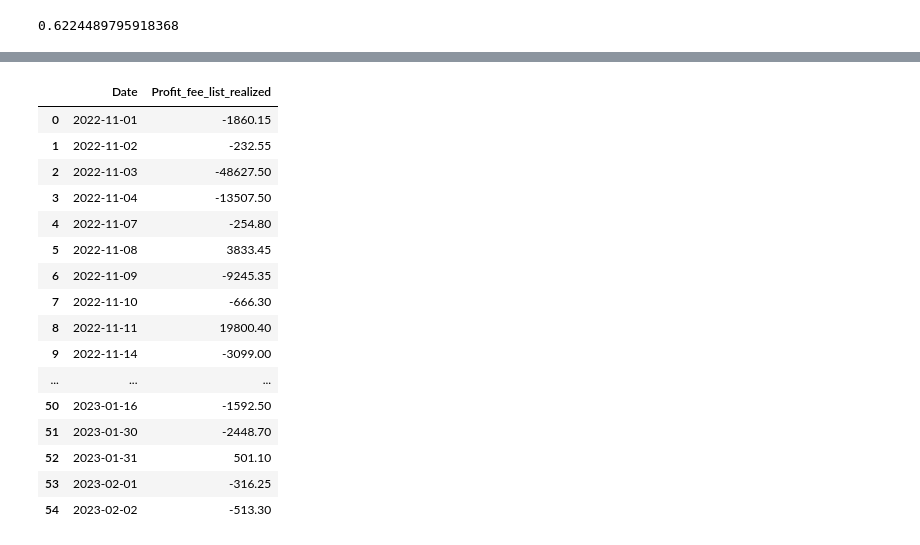
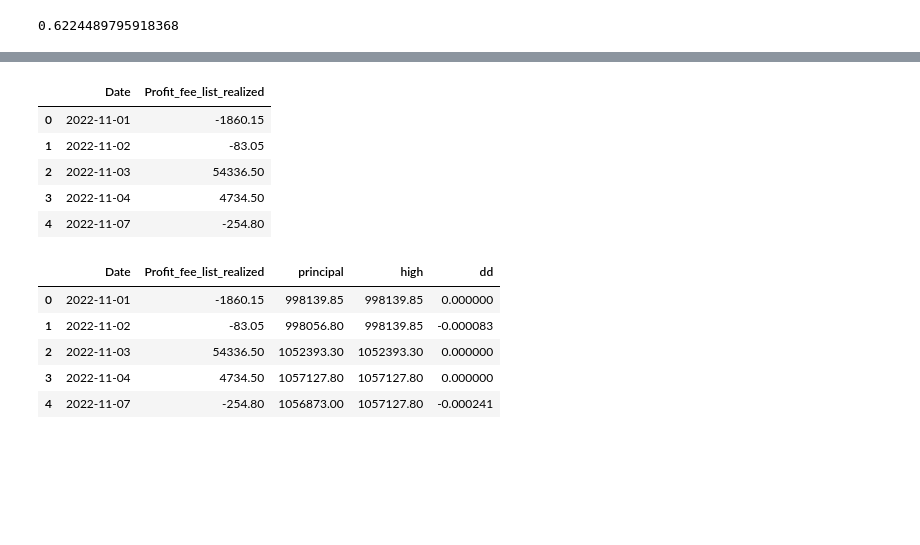
Before and after one commit to chaochiehteng/TMBA, a Jupyter notebook: statistics.ipynb, the cells around one changed output, grey strips where cells are left out. Saved outputs shown, nothing was run; the diff lists cells and outputs as text; code cells hidden in the pictures; blank space fills up the shorter version.

```diff
--- a/statistics.ipynb
+++ b/statistics.ipynb
@@ -52,6 +52,8 @@ def volume_ranking(date, stock_name):
 
 def find_all_date(start_date, end_date, no_trading_list, securities_name):
     summary = {}
+    al = 0
+    find = 0
     globals()['error'] = []
     all_date = pd.date_range(start_date, end_date ,freq='b')  #找出日期區間內周一至周五的日期
     for d in all_date:
@@ -74,13 +76,17 @@ def find_all_date(start_date, end_date, no_trading_list, securities_name):
                 try:
                     br = df[df['證券商'] == securities_name]#買超第一名是目標分點securities_name
                     if br['排名'].iloc[0] <= 1:
+                        al = al + 1
+                        find = find + 1
                         s_list.append(s)
                 except:
+                    al = al + 1
                     continue
             summary[date] = s_list
 
         else:
             continue
+    print('共有', al, '檔股票漲停', '其中' + securities_name + '交易量第一的有', find, '檔')
     return summary
 # %%
 train_dictionary = find_all_date('2022-02-07', '2022-10-31', no_trade_list, '9268')#9268是凱基台北的代號
@@ -164,7 +161,7 @@ def dictionary_process(dic):
                 wave = df['振幅(%)'].iloc[0]
                 #個股隔天的實際報酬
                 r = stock_return(key[index + 1], str(s))
-                z = [wave, TwIndex_percent ,r]
+                z = [s, wave, TwIndex_percent ,r]
                 todf.append(z)
         print(index, key[index], '完成')
     return todf
@@ -209,18 +206,19 @@ test_data = dictionary_process(test_dictionary)
 56 2023-01-31 完成
 57 2023-02-01 完成
 # %%
-train_data = pd.DataFrame(train_data, columns = ['振幅', '加權指數報酬', '預測報酬(y)'])
-x_train = train_data.drop(['預測報酬(y)'], axis = 1)
-y_train = train_data.drop(['振幅', '加權指數報酬'], axis = 1)
+#將蒐集到的資料整理成x_train、y_train、x_test、y_test
+train_data = pd.DataFrame(train_data, columns = ['股票代碼', '振幅', '加權指數報酬', '預測報酬(y)'])
+x_train = train_data.drop(['股票代碼','預測報酬(y)'], axis = 1)
+y_train = train_data.drop(['股票代碼','振幅', '加權指數報酬'], axis = 1)
 for i in range(len(y_train)):
     if y_train['預測報酬(y)'].iloc[i] > 0:
         y_train.loc[i, '預測報酬(y)'] = 1
     else:
         y_train.loc[i, '預測報酬(y)'] = 0
 
-test_data = pd.DataFrame(test_data, columns = ['振幅', '加權指數報酬', '預測報酬(y)'])
-x_test = test_data.drop(['預測報酬(y)'], axis = 1)
-y_test = test_data.drop(['振幅', '加權指數報酬'], axis = 1)
+test_data = pd.DataFrame(test_data, columns = ['股票代碼', '振幅', '加權指數報酬', '預測報酬(y)'])
+x_test = test_data.drop(['股票代碼', '預測報酬(y)'], axis = 1)
+y_test = test_data.drop(['股票代碼', '振幅', '加權指數報酬'], axis = 1)
 for i in range(len(y_test)):
     if y_test['預測報酬(y)'].iloc[i] > 0:
         y_test.loc[i, '預測報酬(y)'] = 1
@@ -365,25 +419,22 @@ for date_index in range(len(T)): #日期
 # %%
 final_df = pd.DataFrame({'Date':date, 'Profit_fee_list_realized':profit_fee_list_realized})
-final_df
+final_df.head()
 # %% [output]
 |  | Date | Profit_fee_list_realized |
 | 0 | 2022-11-01 | -1860.15 |
-| 1 | 2022-11-02 | -232.55 |
-| 2 | 2022-11-03 | -48627.50 |
-| 3 | 2022-11-04 | -13507.50 |
+| 1 | 2022-11-02 | -83.05 |
+| 2 | 2022-11-03 | 54336.50 |
+| 3 | 2022-11-04 | 4734.50 |
 | 4 | 2022-11-07 | -254.80 |
-| 5 | 2022-11-08 | 3833.45 |
-| 6 | 2022-11-09 | -9245.35 |
-| 7 | 2022-11-10 | -666.30 |
-| 8 | 2022-11-11 | 19800.40 |
-| 9 | 2022-11-14 | -3099.00 |
-| ... | ... | ... |
-| 50 | 2023-01-16 | -1592.50 |
-| 51 | 2023-01-30 | -2448.70 |
-| 52 | 2023-01-31 | 501.10 |
-| 53 | 2023-02-01 | -316.25 |
-| 54 | 2023-02-02 | -513.30 |
 # %%
 final_df['principal'] = 1000000 + final_df['Profit_fee_list_realized'].cumsum()
 final_df['high'] = final_df['principal'].cummax()
 final_df['dd'] = ((final_df['principal'] - final_df['high']))/final_df['high']
+final_df.head()
+# %% [output]
+|  | Date | Profit_fee_list_realized | principal | high | dd |
+| 0 | 2022-11-01 | -1860.15 | 998139.85 | 998139.85 | 0.000000 |
+| 1 | 2022-11-02 | -83.05 | 998056.80 | 998139.85 | -0.000083 |
+| 2 | 2022-11-03 | 54336.50 | 1052393.30 | 1052393.30 | 0.000000 |
+| 3 | 2022-11-04 | 4734.50 | 1057127.80 | 1057127.80 | 0.000000 |
+| 4 | 2022-11-07 | -254.80 | 1056873.00 | 1057127.80 | -0.000241 |
```
Also changed, not shown: parts of 29 cells of this notebook, 1 other file.
